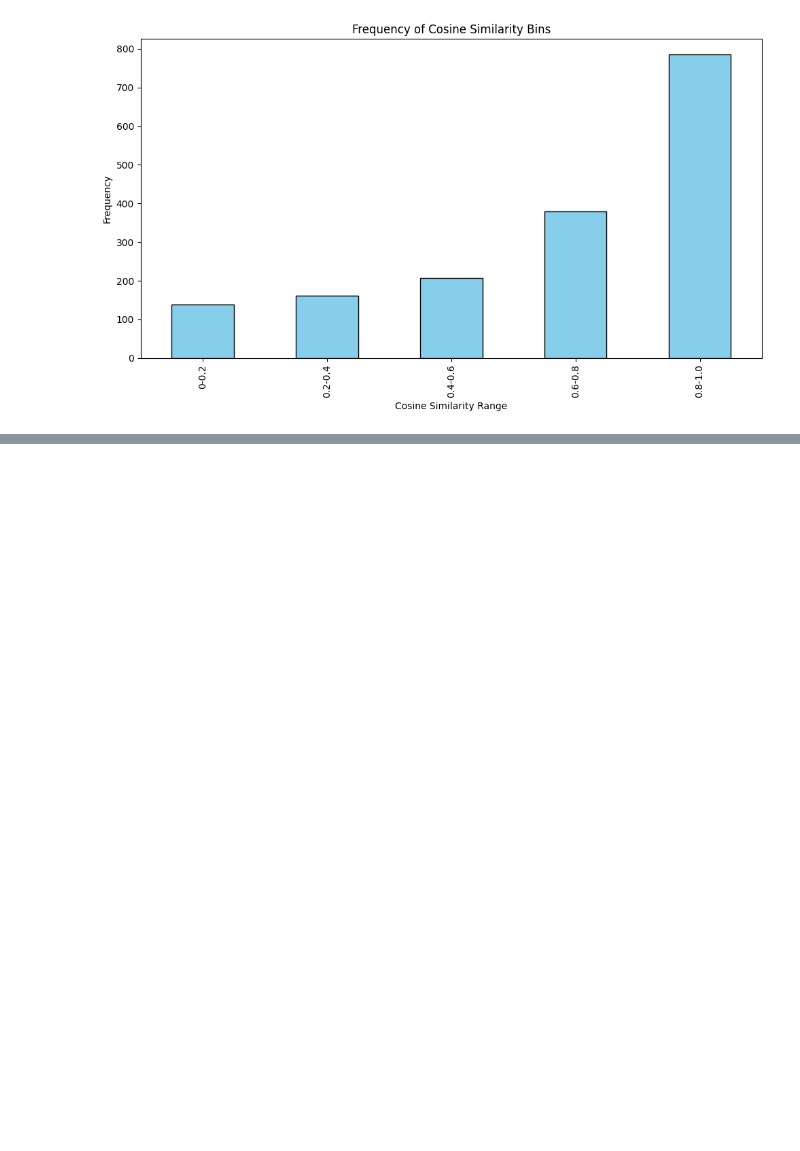
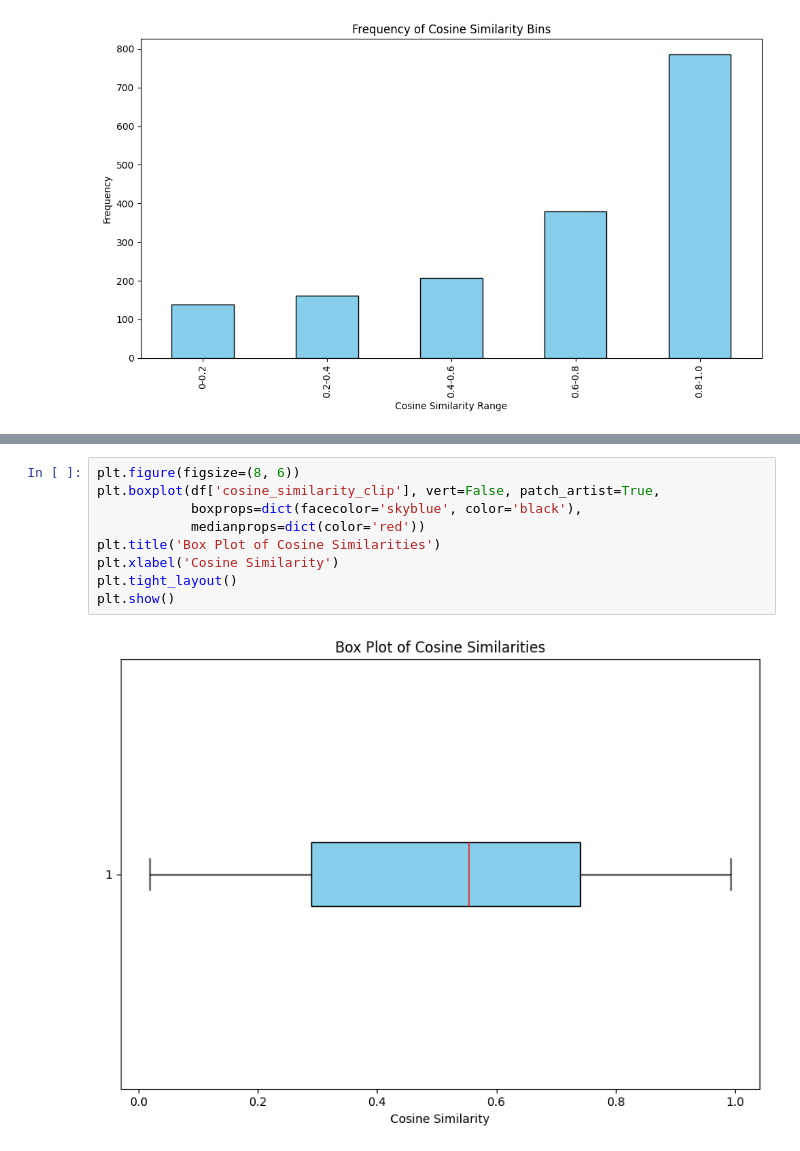
Before and after one commit to tyagiprnv/masterthesis, a Jupyter notebook: src/notebooks/experimentation.ipynb, the cells around one changed output, grey strips where cells are left out. Drawn from its saved outputs; the diff is of its cells as text; blank space fills up the shorter version.

```diff
--- a/src/notebooks/experimentation.ipynb
+++ b/src/notebooks/experimentation.ipynb
@@ -853,0 +871,11 @@ plt.show()
+# %%
+plt.figure(figsize=(8, 6))
+plt.boxplot(df['cosine_similarity_clip'], vert=False, patch_artist=True,
+            boxprops=dict(facecolor='skyblue', color='black'),
+            medianprops=dict(color='red'))
+plt.title('Box Plot of Cosine Similarities')
+plt.xlabel('Cosine Similarity')
+plt.tight_layout()
+plt.show()
+# %% [output]
+[figure, added]
```
Also changed, not shown: parts of 49 cells of this notebook, 1 other file.
